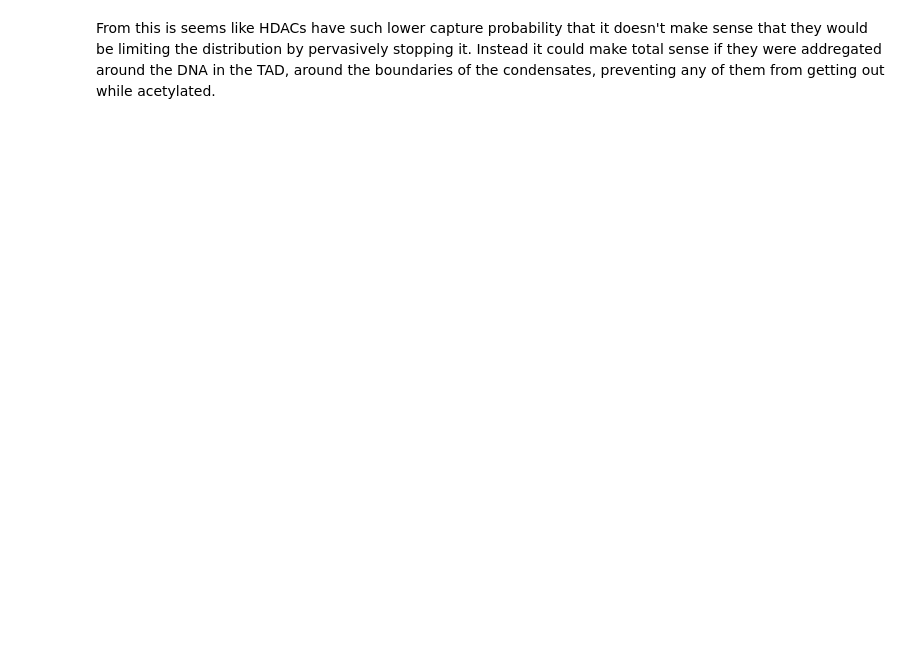
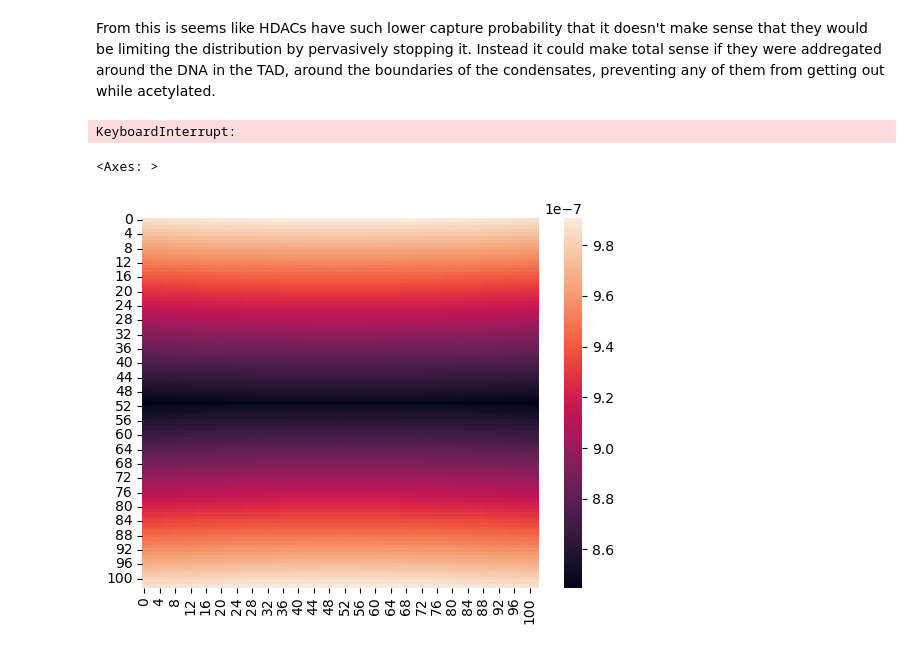
Before and after one commit to ishan-gaur/ep-modeling, a Jupyter notebook: diffusion.ipynb, the cells around one changed output. Saved outputs shown, nothing was run; the diff lists cells and outputs as text; code cells hidden in the pictures; blank space fills up the shorter version.

```diff
--- a/diffusion.ipynb
+++ b/diffusion.ipynb
@@ -119,6 +142,41 @@ From this is seems like HDACs have such lower capture probability that it doesn'
 world = np.zeros((2 + side_n, 2 + side_n, 2 + side_n))
 # world[1 + side_n // 2, 1 + side_n // 2, 1 + side_n // 2] = 0
 time = 0
+# %%
+origin_distance_map = np.zeros((2 + side_n, 2 + side_n, 2 + side_n))
+for i in range(2 + side_n):
+    for j in range(2 + side_n):
+        for k in range(2 + side_n):
+            x = i - 1 - side_n // 2
+            y = j - 1 - side_n // 2
+            z = k - 1 - side_n // 2
+            pos = np.array([x, y, z]) * voxel_len
+            origin_distance_map[i, j, k] = np.linalg.norm(pos)
+# %% [output]
+KeyboardInterrupt:
+# %%
+# DNA located at y, z = 0 and x = +- side_n // 2
+x_DNA1 = -side_n / 2 * voxel_len
+dist_DNA1 = lambda x, y, z: np.linalg.norm(np.array([x - x_DNA1, y, z]) * voxel_len)
+x_DNA2 = side_n / 2 * voxel_len
+dist_DNA2 = lambda x, y, z: np.linalg.norm(np.array([x - x_DNA2, y, z]) * voxel_len)
+dna_distance_map = np.zeros((2 + side_n, 2 + side_n, 2 + side_n))
+for i in range(2 + side_n):
+    for j in range(2 + side_n):
+        for k in range(2 + side_n):
+            x = i - 1 - side_n // 2
+            y = j - 1 - side_n // 2
+            z = k - 1 - side_n // 2
+            dna_distance_map[i, j, k] = np.min([dist_DNA1(x, y, z), dist_DNA2(x, y, z)])
+# R^-2 distance
+HDAC_distance_mapping = np.power(dna_distance_map, -3)
+HDAC_distance_mapping[HDAC_distance_mapping == np.inf] = 0
+# %%
+HDAC_distance_mapping /= np.sum(HDAC_distance_mapping)
+sns.heatmap(HDAC_distance_mapping[:, :, 1 + side_n // 2])
+# %% [output]
+<Axes: >
+[figure, added]
 # %%
 run_size = 100000
 voxel_fraction = (voxel_len ** 3) / volume
```
Also changed, not shown: parts of 6 cells of this notebook.
